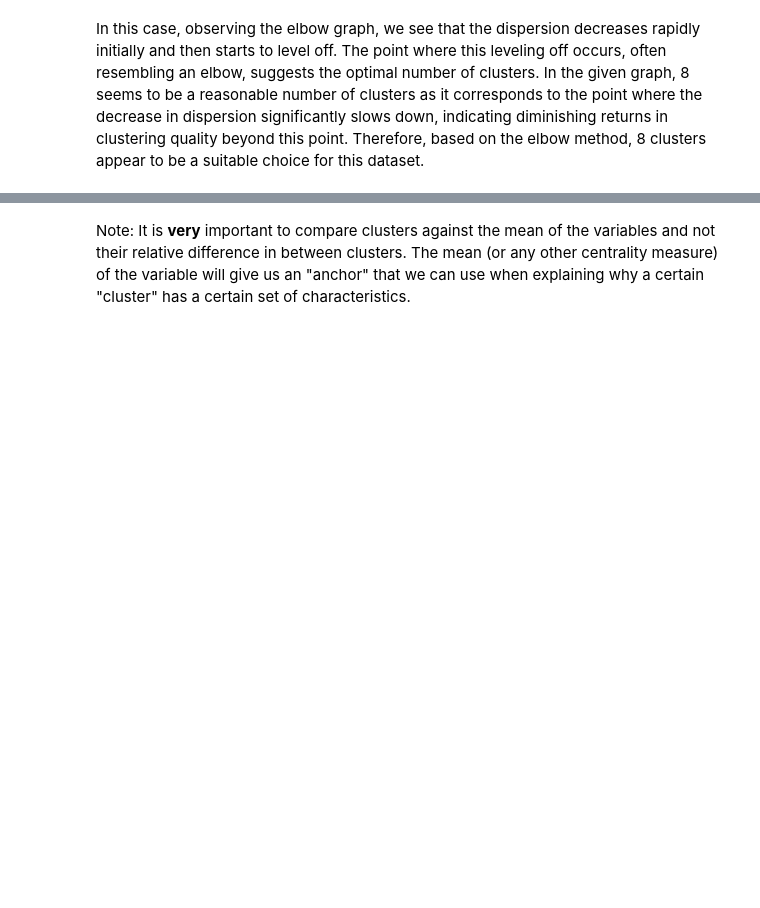
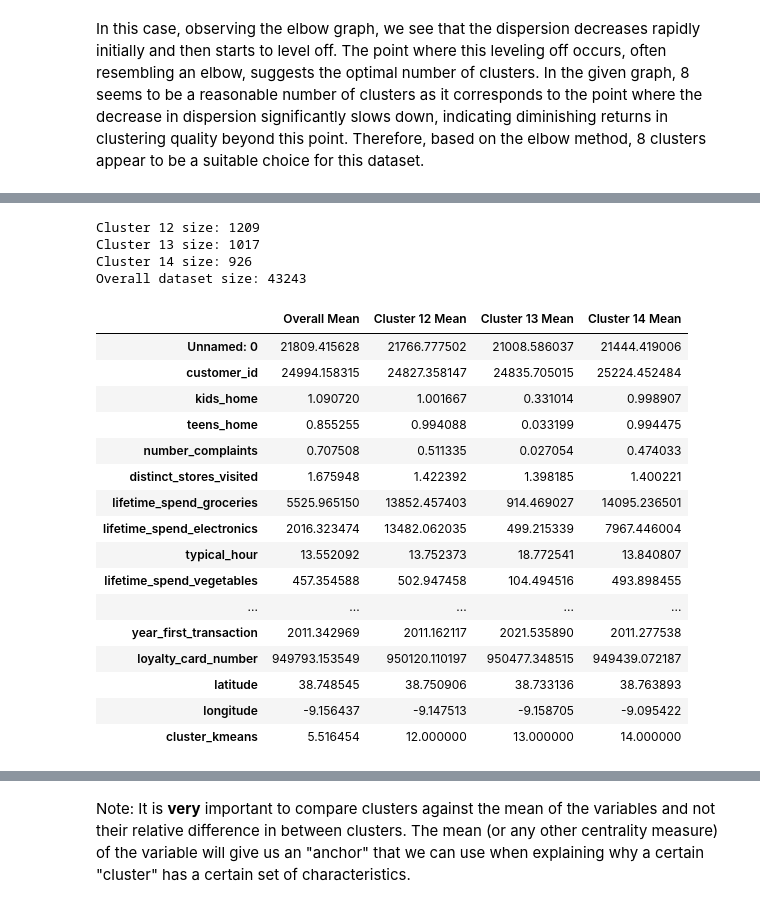
Before and after one commit to mitoma10110/ML2_Project, a Jupyter notebook: jo_notebook.ipynb, the cells around one changed output, grey strips where cells are left out. Saved outputs shown, nothing was run; the diff lists cells and outputs as text; code cells hidden in the pictures; blank space fills up the shorter version.

```diff
--- a/jo_notebook.ipynb
+++ b/jo_notebook.ipynb
@@ -217,0 +86,64 @@ dtype: float64
+# %%
+def print_clusters_vs_overall_mean(data, cluster_column, cluster_numbers):
+    """
+    Function to print the means of the specified clusters side by side with the mean of the entire dataset,
+    along with the sizes of the clusters and the dataset.
+
+    Parameters:
+    - data: DataFrame containing the data.
+    - cluster_column: Name of the column containing the cluster assignments.
+    - cluster_numbers: List of cluster numbers to compare against the overall mean.
+    """
+    # Ensure the cluster column exists in the DataFrame
+    if cluster_column not in data.columns:
+        print(f"Column '{cluster_column}' not found in the DataFrame.")
+        return
+
+    # Calculate the overall mean
+    overall_mean = data[data.select_dtypes(include=[np.number]).columns].mean()
+
+    # Initialize the comparison DataFrame with the overall mean
+    comparison_df = pd.DataFrame({
+        'Overall Mean': overall_mean
+    })
+
+    # Calculate and add the means of the specified clusters to the comparison DataFrame
+    for cluster_number in cluster_numbers:
+        cluster_data = data[data[cluster_column] == cluster_number]
+        cluster_mean = cluster_data[cluster_data.select_dtypes(include=[np.number]).columns].mean()
+        comparison_df[f'Cluster {cluster_number} Mean'] = cluster_mean
+
+        # Print cluster size
+        cluster_size = cluster_data.shape[0]
+        print(f"Cluster {cluster_number} size: {cluster_size}")
+
+    # Print overall dataset size
+    overall_size = data.shape[0]
+    print(f"Overall dataset size: {overall_size}")
+
+    # Print the comparison DataFrame
+    return comparison_df
+
+print_clusters_vs_overall_mean(cust_info, 'cluster_kmeans', cluster_numbers=[12,13,14])
+# %% [output]
+Cluster 12 size: 1209
+Cluster 13 size: 1017
+Cluster 14 size: 926
+Overall dataset size: 43243
+|  | Overall Mean | Cluster 12 Mean | Cluster 13 Mean | Cluster 14 Mean |
+| Unnamed: 0 | 21809.415628 | 21766.777502 | 21008.586037 | 21444.419006 |
+| customer_id | 24994.158315 | 24827.358147 | 24835.705015 | 25224.452484 |
+| kids_home | 1.090720 | 1.001667 | 0.331014 | 0.998907 |
+| teens_home | 0.855255 | 0.994088 | 0.033199 | 0.994475 |
+| number_complaints | 0.707508 | 0.511335 | 0.027054 | 0.474033 |
+| distinct_stores_visited | 1.675948 | 1.422392 | 1.398185 | 1.400221 |
+| lifetime_spend_groceries | 5525.965150 | 13852.457403 | 914.469027 | 14095.236501 |
+| lifetime_spend_electronics | 2016.323474 | 13482.062035 | 499.215339 | 7967.446004 |
+| typical_hour | 13.552092 | 13.752373 | 18.772541 | 13.840807 |
+| lifetime_spend_vegetables | 457.354588 | 502.947458 | 104.494516 | 493.898455 |
+| ... | ... | ... | ... | ... |
+| year_first_transaction | 2011.342969 | 2011.162117 | 2021.535890 | 2011.277538 |
+| loyalty_card_number | 949793.153549 | 950120.110197 | 950477.348515 | 949439.072187 |
+| latitude | 38.748545 | 38.750906 | 38.733136 | 38.763893 |
+| longitude | -9.156437 | -9.147513 | -9.158705 | -9.095422 |
+| cluster_kmeans | 5.516454 | 12.000000 | 13.000000 | 14.000000 |
```
Also changed, not shown: parts of 31 cells of this notebook, 2 other files.
